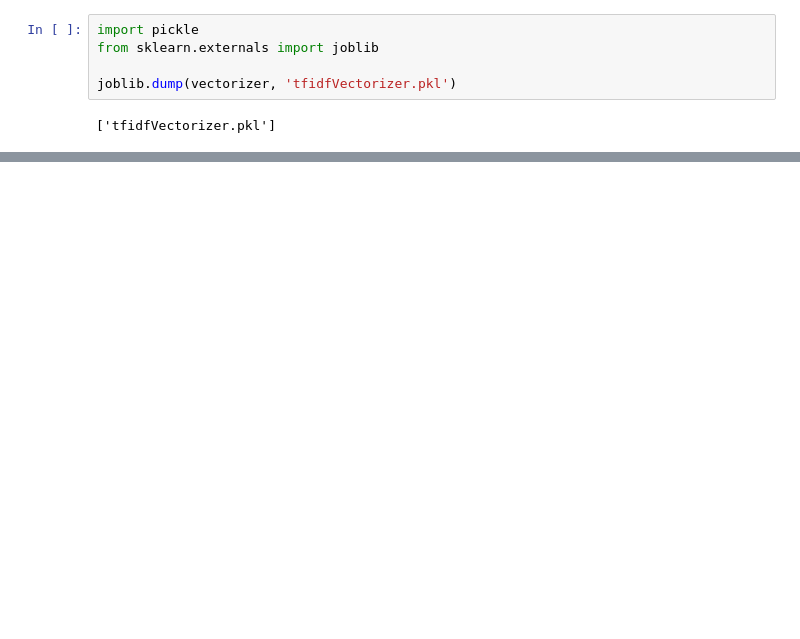
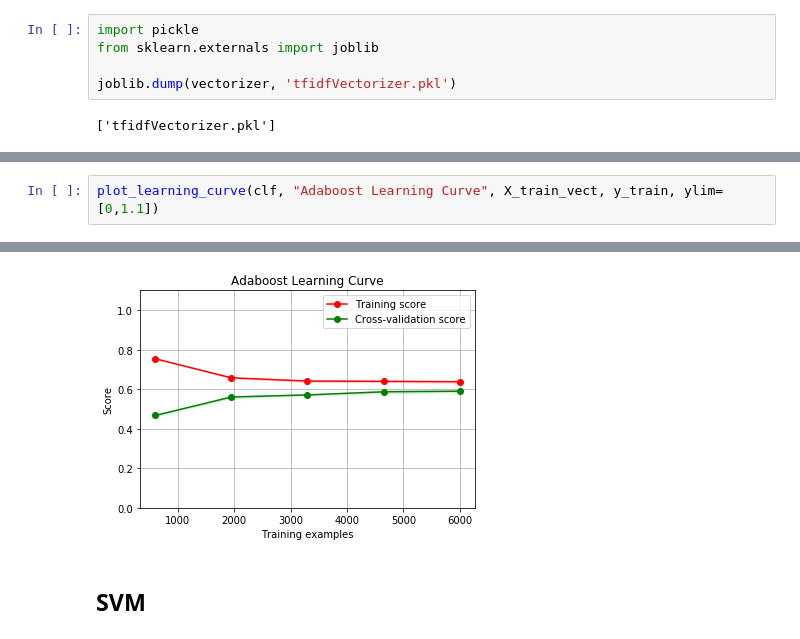
Before and after one commit to casanas10/NewsSentimentAnalysis, a Jupyter notebook: NewsSentimentAnalysis.ipynb, the cells around one changed output, grey strips where cells are left out. Drawn from its saved outputs; the diff is of its cells as text; blank space fills up the shorter version.

```diff
--- a/NewsSentimentAnalysis.ipynb
+++ b/NewsSentimentAnalysis.ipynb
@@ -159,0 +384,3 @@ print(rf_model.predict(x))
+# %%
+plot_learning_curve(clf, "Adaboost Learning Curve", X_train_vect, y_train, ylim=[0,1.1])
+# %% [output]
@@ -159,0 +388,3 @@ print(rf_model.predict(x))
+[figure, added]
+# %% [markdown]
+## SVM
```
Also changed, not shown: parts of 47 cells of this notebook, 1 other file.
